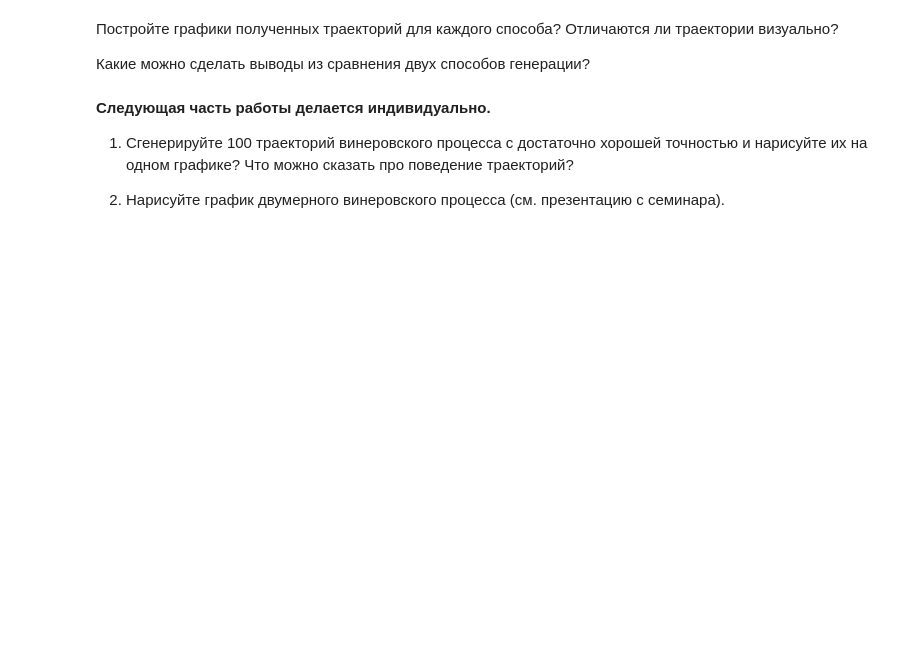
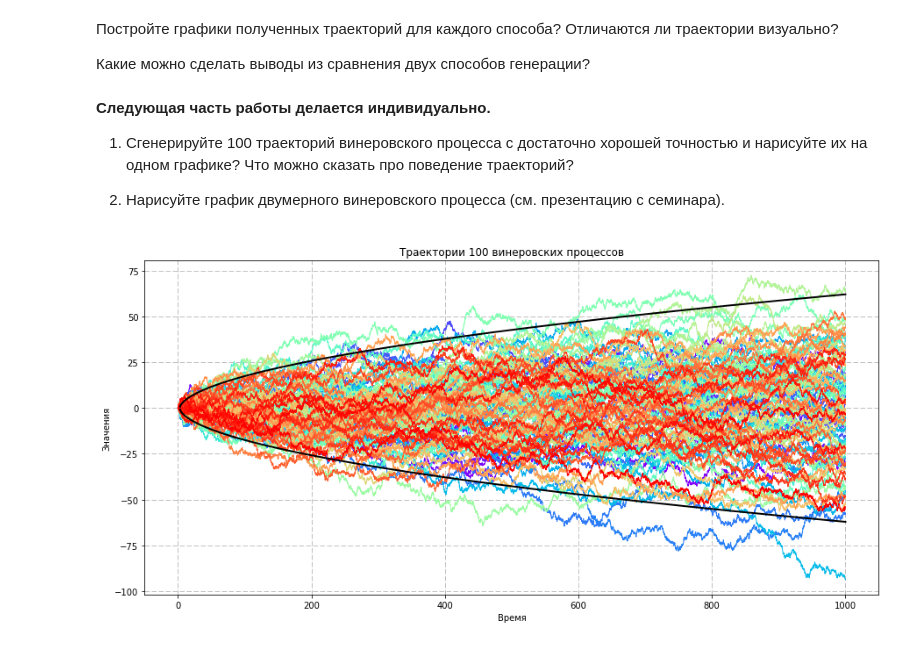
Before and after one commit to svinkapeppa/stochastic, a Jupyter notebook: lab_6/6.23.ipynb, the cells around one changed output. Saved outputs shown, nothing was run; the diff lists cells and outputs as text; code cells hidden in the pictures; blank space fills up the shorter version.

```diff
--- a/lab_6/6.23.ipynb
+++ b/lab_6/6.23.ipynb
@@ -135,12 +137,3 @@ MemoryError:
 ...
 # %% [markdown]
 Для избавления от таких проблем реализуйте следующую функцию:
-# %%
-def winer_proccess_path(end_time, step, precision=10000):
-    # Моменты времени, в которые нужно вычислить значения
-    times = np.arange(0, end_time, step)
-    # Сюда запишите значения траектории в моменты времени times
-    values = np.zeros_like(times)
-    ...
-
-    return times, values
@@ -183,3 +230,20 @@ plt.show()
 1. Сгенерируйте 100 траекторий винеровского процесса с достаточно хорошей точностью и нарисуйте их на одном графике? Что можно сказать про поведение траекторий?
 
 2. Нарисуйте график двумерного винеровского процесса (см. презентацию с семинара).
+# %%
+plt.figure(figsize=(15,7))
+color = plt.cm.rainbow(np.linspace(0, 1, 100))
+for i in range(100):
+    times, values = winer_proccess_path(1000, 0.1)
+    plt.plot(times, values, c=color[i], linewidth=1)
+t = np.linspace(3, 1000, 10000)
+plt.plot(t, np.sqrt(2*t*np.log(np.log(t))), c='black', linewidth=2)
+plt.plot(t, -np.sqrt(2*t*np.log(np.log(t))), c='black', linewidth=2)
+
+plt.title('Траектории 100 винеровских процессов')
+plt.xlabel('Время')
+plt.ylabel('Значения')
+plt.grid(ls='--')
+plt.show()
+# %% [output]
+[figure, added]
```
Also changed, not shown: parts of 8 cells of this notebook.
